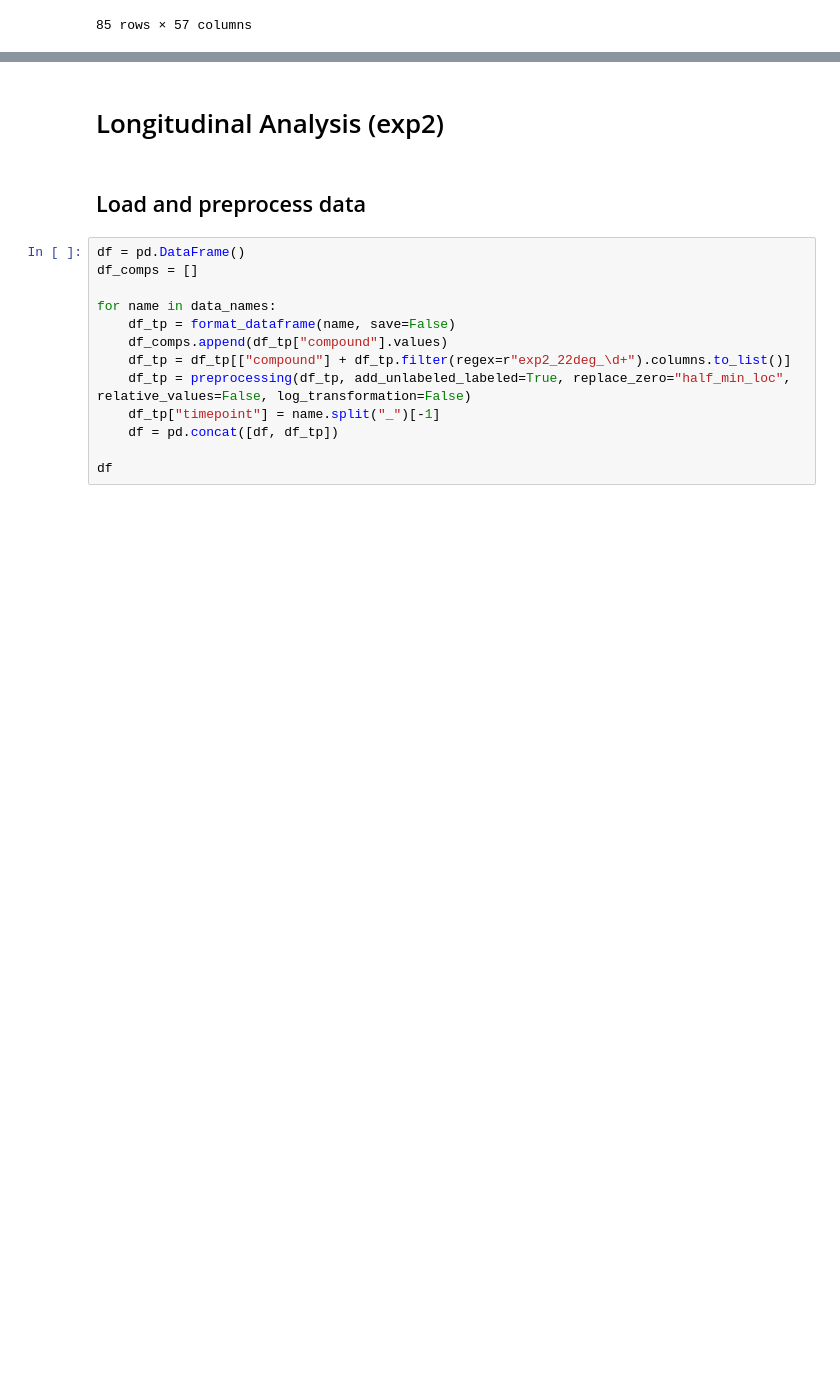
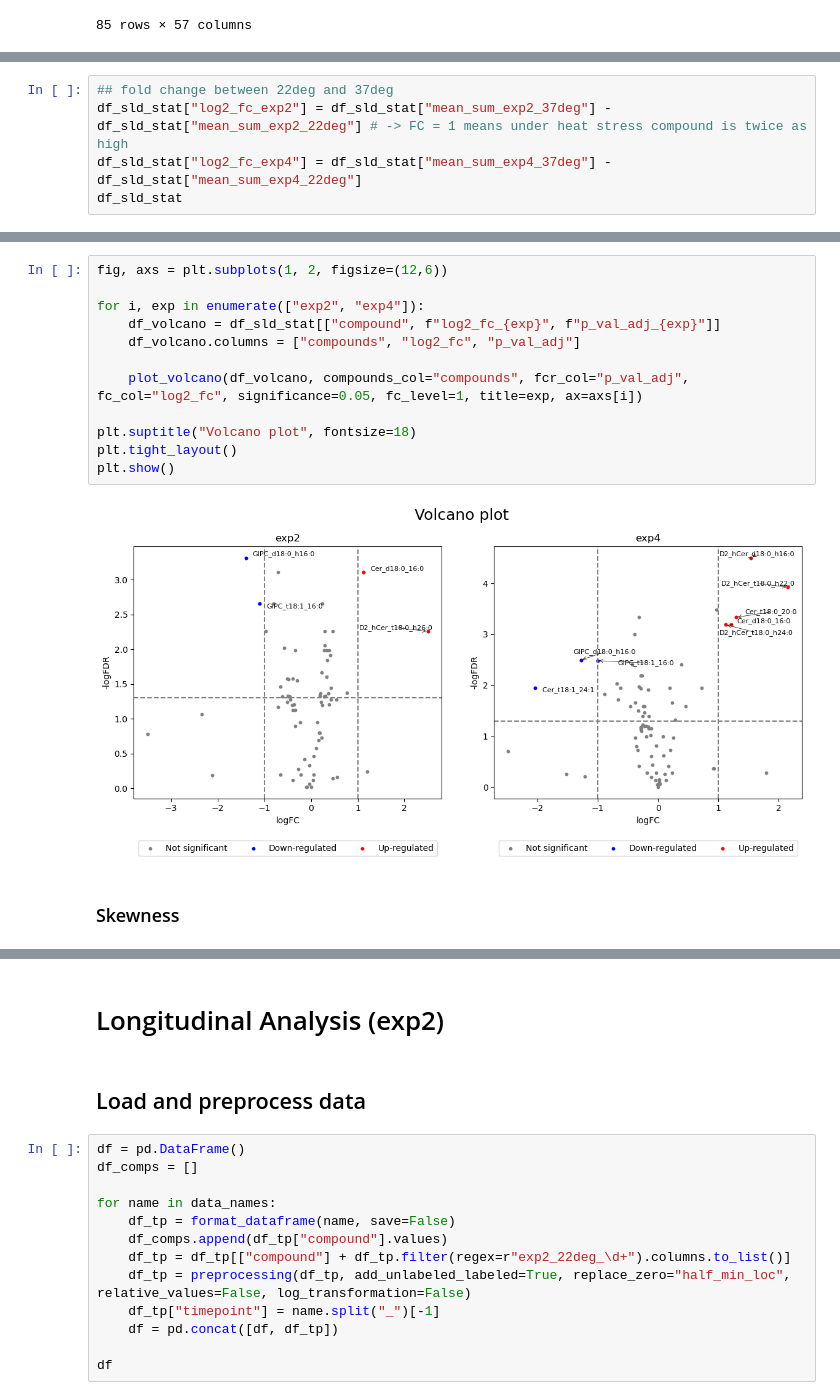
Before and after one commit to janniswi00/sphingo_modelling, a Jupyter notebook: code/analysis.ipynb, the cells around one changed output, grey strips where cells are left out. Drawn from its saved outputs; the diff is of its cells as text; blank space fills up the shorter version.

```diff
--- a/code/analysis.ipynb
+++ b/code/analysis.ipynb
@@ -819,0 +841,5 @@ df_sld_stat
+# %%
+## fold change between 22deg and 37deg
+df_sld_stat["log2_fc_exp2"] = df_sld_stat["mean_sum_exp2_37deg"] - df_sld_stat["mean_sum_exp2_22deg"] # -> FC = 1 means under heat stress compound is twice as high
+df_sld_stat["log2_fc_exp4"] = df_sld_stat["mean_sum_exp4_37deg"] - df_sld_stat["mean_sum_exp4_22deg"]
+df_sld_stat
@@ -819,0 +860,16 @@ df_sld_stat
+# %%
+fig, axs = plt.subplots(1, 2, figsize=(12,6))
+
+for i, exp in enumerate(["exp2", "exp4"]):
+    df_volcano = df_sld_stat[["compound", f"log2_fc_{exp}", f"p_val_adj_{exp}"]]
+    df_volcano.columns = ["compounds", "log2_fc", "p_val_adj"]
+
+    plot_volcano(df_volcano, compounds_col="compounds", fcr_col="p_val_adj", fc_col="log2_fc", significance=0.05, fc_level=1, title=exp, ax=axs[i])
+
+plt.suptitle("Volcano plot", fontsize=18)
+plt.tight_layout()
+plt.show()
+# %% [output]
+[figure, added]
+# %% [markdown]
+### Skewness
```
Also changed, not shown: parts of 10 cells of this notebook.
